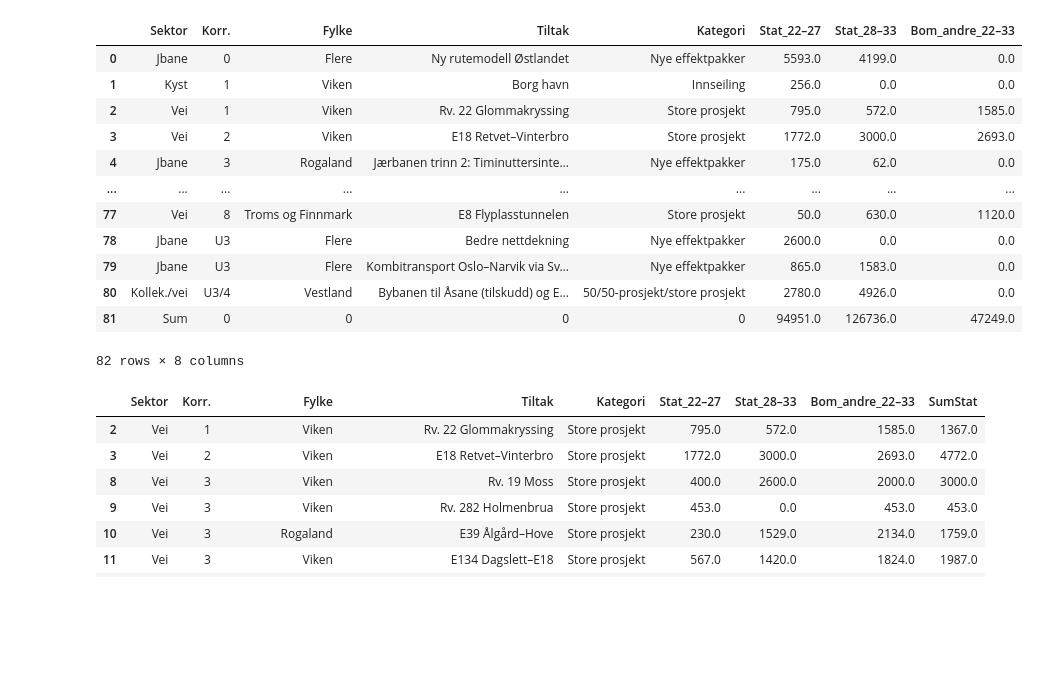
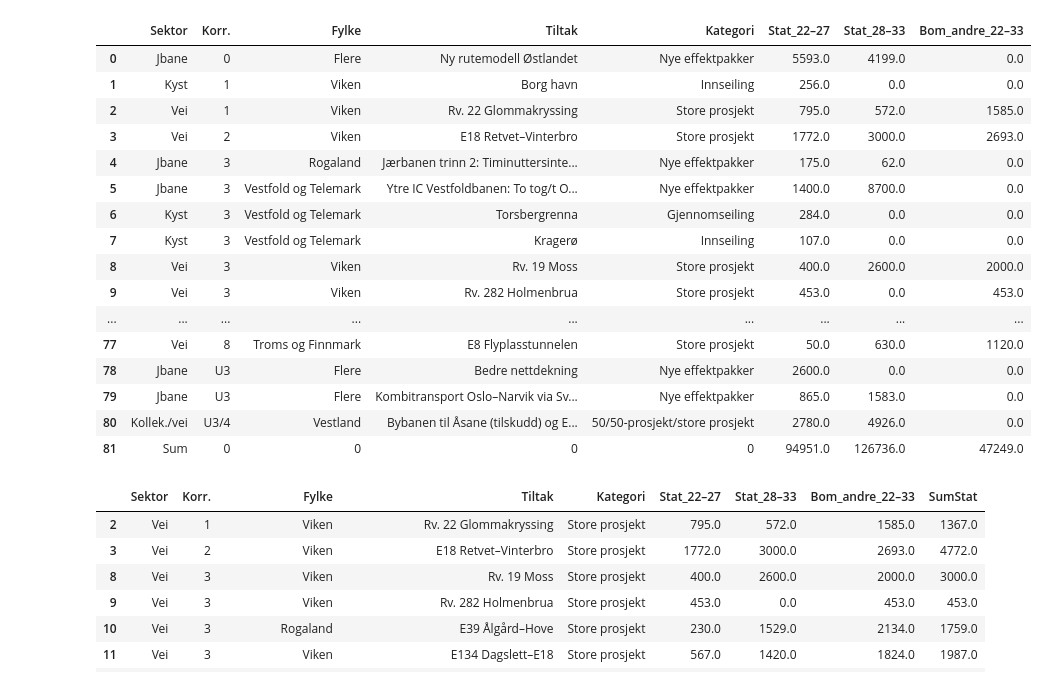
Before and after one commit to jcrivenaes/bomfasttools, a Jupyter notebook: notebooks/ntp_planlagt.ipynb, the cells around one changed output. Saved outputs shown, nothing was run; the diff lists cells and outputs as text; code cells hidden in the pictures; blank space fills up the shorter version.

```diff
--- a/notebooks/ntp_planlagt.ipynb
+++ b/notebooks/ntp_planlagt.ipynb
@@ -8,21 +8,26 @@ plt.rcParams['figure.dpi'] = 100 # 200 e.g. is really fine, but slower
 # %%
 df = pd.read_csv("ntp_coming.csv", skiprows=2)
 df = df.fillna(0)
+pd.set_option('display.max_rows', None)
 df
 # %% [output]
 |  | Sektor | Korr. | Fylke | Tiltak | Kategori | Stat_22–27 | Stat_28–33 | Bom_andre_22–33 |
 | 0 | Jbane | 0 | Flere | Ny rutemodell Østlandet | Nye effektpakker | 5593.0 | 4199.0 | 0.0 |
 | 1 | Kyst | 1 | Viken | Borg havn | Innseiling | 256.0 | 0.0 | 0.0 |
 | 2 | Vei | 1 | Viken | Rv. 22 Glommakryssing | Store prosjekt | 795.0 | 572.0 | 1585.0 |
 | 3 | Vei | 2 | Viken | E18 Retvet–Vinterbro | Store prosjekt | 1772.0 | 3000.0 | 2693.0 |
 | 4 | Jbane | 3 | Rogaland | Jærbanen trinn 2: Timinuttersinte... | Nye effektpakker | 175.0 | 62.0 | 0.0 |
+| 5 | Jbane | 3 | Vestfold og Telemark | Ytre IC Vestfoldbanen: To tog/t O... | Nye effektpakker | 1400.0 | 8700.0 | 0.0 |
+| 6 | Kyst | 3 | Vestfold og Telemark | Torsbergrenna | Gjennomseiling | 284.0 | 0.0 | 0.0 |
+| 7 | Kyst | 3 | Vestfold og Telemark | Kragerø | Innseiling | 107.0 | 0.0 | 0.0 |
+| 8 | Vei | 3 | Viken | Rv. 19 Moss | Store prosjekt | 400.0 | 2600.0 | 2000.0 |
+| 9 | Vei | 3 | Viken | Rv. 282 Holmenbrua | Store prosjekt | 453.0 | 0.0 | 453.0 |
 | ... | ... | ... | ... | ... | ... | ... | ... | ... |
 | 77 | Vei | 8 | Troms og Finnmark | E8 Flyplasstunnelen | Store prosjekt | 50.0 | 630.0 | 1120.0 |
 | 78 | Jbane | U3 | Flere | Bedre nettdekning | Nye effektpakker | 2600.0 | 0.0 | 0.0 |
 | 79 | Jbane | U3 | Flere | Kombitransport Oslo–Narvik via Sv... | Nye effektpakker | 865.0 | 1583.0 | 0.0 |
 | 80 | Kollek./vei | U3/4 | Vestland | Bybanen til Åsane (tilskudd) og E... | 50/50-prosjekt/store prosjekt | 2780.0 | 4926.0 | 0.0 |
 | 81 | Sum | 0 | 0 | 0 | 0 | 94951.0 | 126736.0 | 47249.0 |
-82 rows × 8 columns
 # %%
 
 
```
Also changed, not shown: parts of 6 cells of this notebook.
